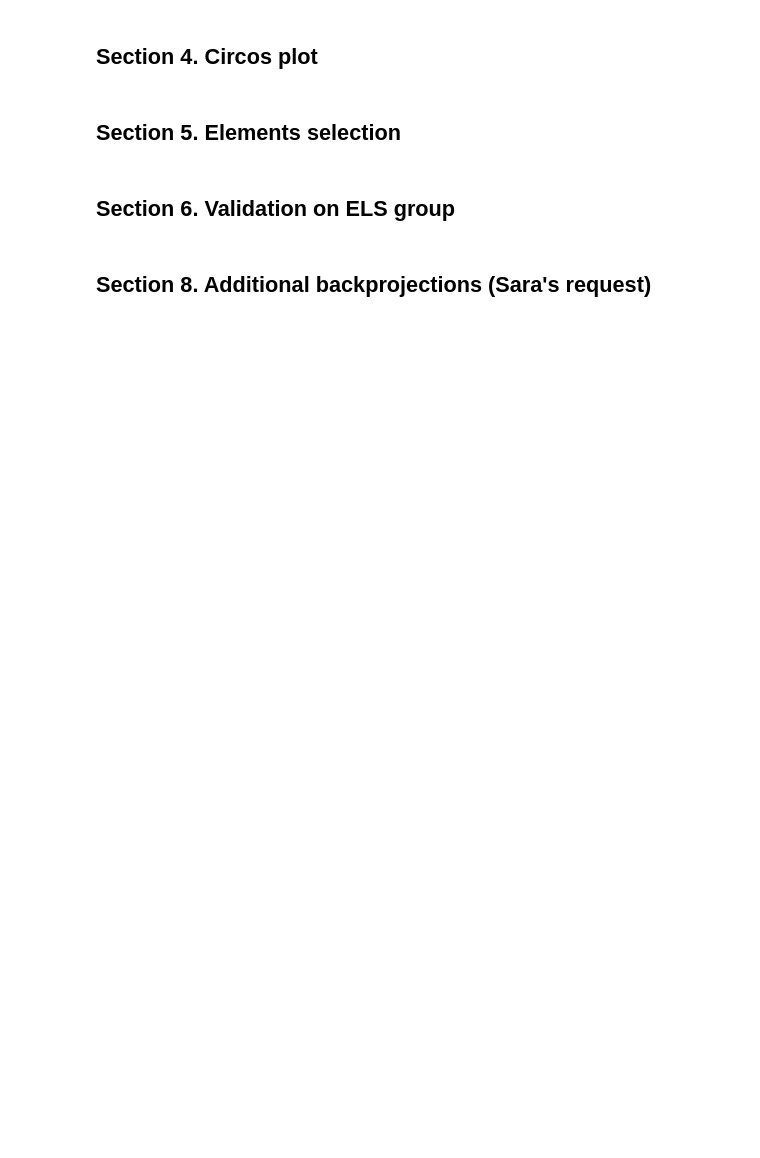
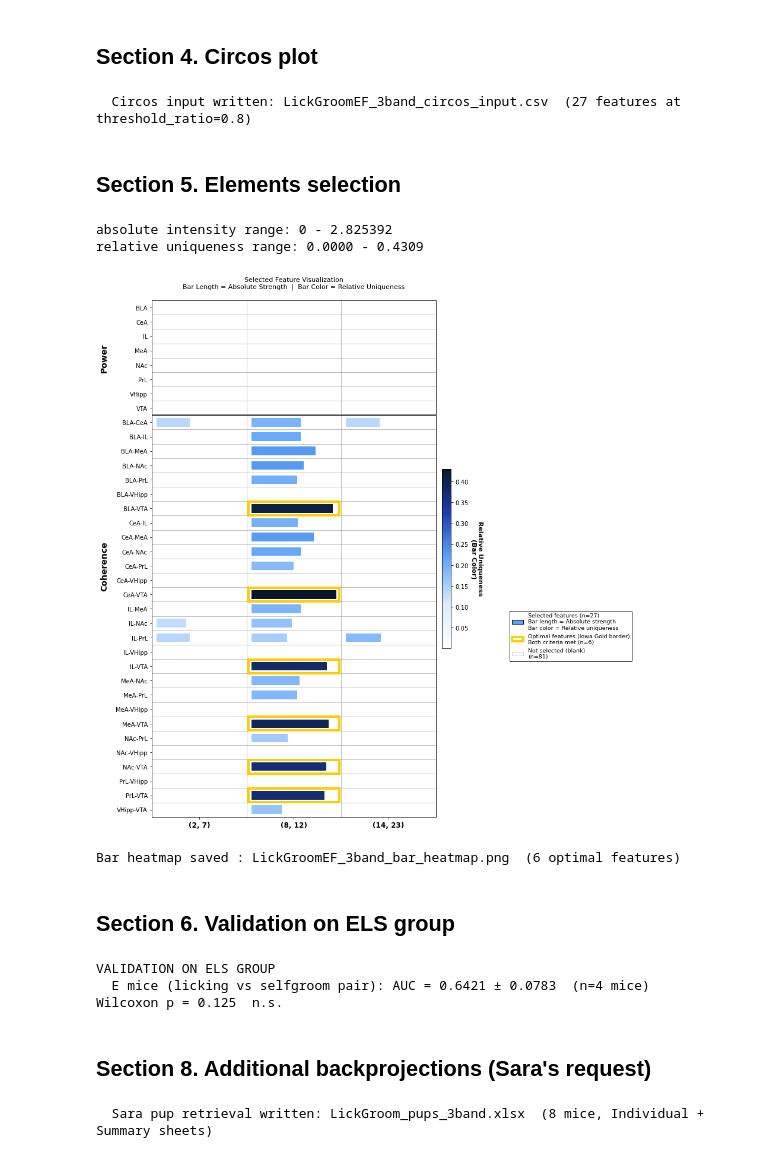
Before and after one commit to ElaineYilinW/maternal-electome-EF, a Jupyter notebook: notebooks/LickingVsGrooming_3band.ipynb, the cells around one changed output. Cells and saved outputs as stored; diff of their text form; code cells hidden in the pictures; blank space fills up the shorter version.

```diff
--- a/notebooks/LickingVsGrooming_3band.ipynb
+++ b/notebooks/LickingVsGrooming_3band.ipynb
@@ -119,7 +151,8 @@ MODEL_STATE_DICT = "Maternal_sd_lick_Groom_Dec19_ver1.pt"
 model = train_final_model(
     train_c["X"], train_c["y"], train_c["y_sampling"],
     model_params=MODEL_PARAMS,
-    n_epochs=N_EPOCHS, batch_size=BATCH_SIZE, lr=LR,
+    n_epochs=400,  # paper-shipped model used 400 epochs (not the 500 used by LOO above)
+    batch_size=BATCH_SIZE, lr=LR,
     n_pre_epochs=N_PRE_EPOCHS, nmf_max_iter=NMF_MAX_ITER,
     seed=SEED,
     save_to=MODEL_SAVE_FILE,
@@ -137,24 +176,34 @@ df_circos = run_circos_prep(
     output_csv="LickGroomEF_3band_circos_input.csv",
     k=0, threshold_ratio=0.8,
 )
+# %% [output]
+  Circos input written: LickGroomEF_3band_circos_input.csv  (27 features at threshold_ratio=0.8)
 # %% [markdown]
 ## Section 5. Elements selection
 # %%
 abs_cut, rel_cut, both_cut, abs_full, rel_full = process_W_nmf_dual_filter(
     model.get_W_nmf(), full_dict,
-    abs_cum_ratio=0.9, rel_val=0.5,
+    abs_cum_ratio=0.8, rel_val=0.3,
     verbose=False,
 )
 fig = create_bar_heatmap_selective(abs_full, abs_cut, rel_full, rel_cut, both_cut)
 fig.savefig("LickGroomEF_3band_bar_heatmap.png", dpi=300, bbox_inches="tight")
 plt.show()
 print(f"Bar heatmap saved : LickGroomEF_3band_bar_heatmap.png  "
       f"({(~both_cut.isna()).sum().sum()} optimal features)")
+# %% [output]
+absolute intensity range: 0 - 2.825392
+relative uniqueness range: 0.0000 - 0.4309
+[figure, added]
+Bar heatmap saved : LickGroomEF_3band_bar_heatmap.png  (6 optimal features)
 # %% [markdown]
 ## Section 6. Validation on ELS group
 # %%
 els = validate_on_ELS(model, {"E mice (licking vs selfgroom pair)": test_e})
 print(els.summary())
+# %% [output]
+VALIDATION ON ELS GROUP
+  E mice (licking vs selfgroom pair): AUC = 0.6421 ± 0.0783  (n=4 mice)   Wilcoxon p = 0.125  n.s.
 # %% [markdown]
 ## Section 8. Additional backprojections (Sara's request)
 # %%
@@ -167,3 +216,5 @@ sara_pup_retrieval(
     e_mouse_ids=E_MOUSE_IDS,
     output_xlsx="LickGroom_pups_3band.xlsx",
 )
+# %% [output]
+  Sara pup retrieval written: LickGroom_pups_3band.xlsx  (8 mice, Individual + Summary sheets)
```
Also changed, not shown: parts of 3 cells of this notebook, 1 other file.
